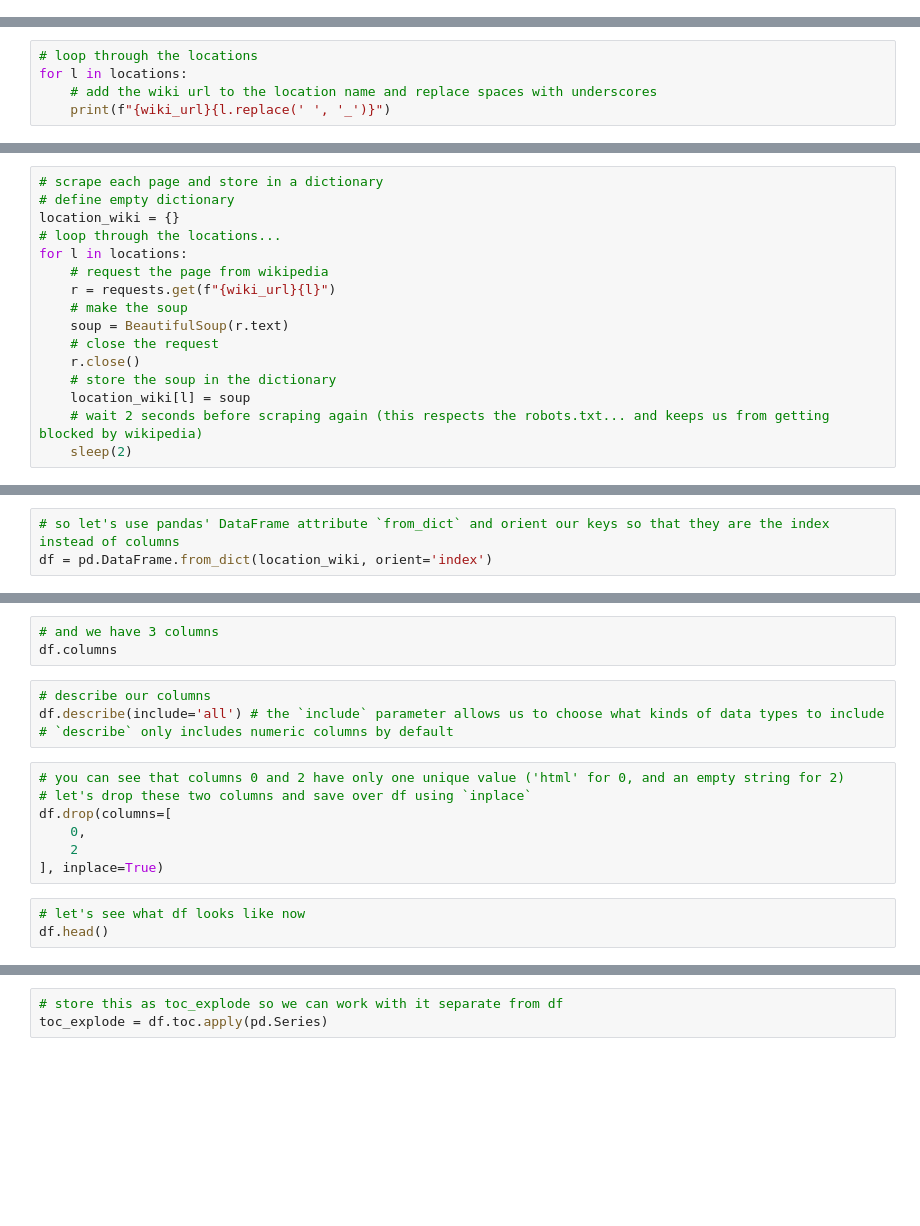
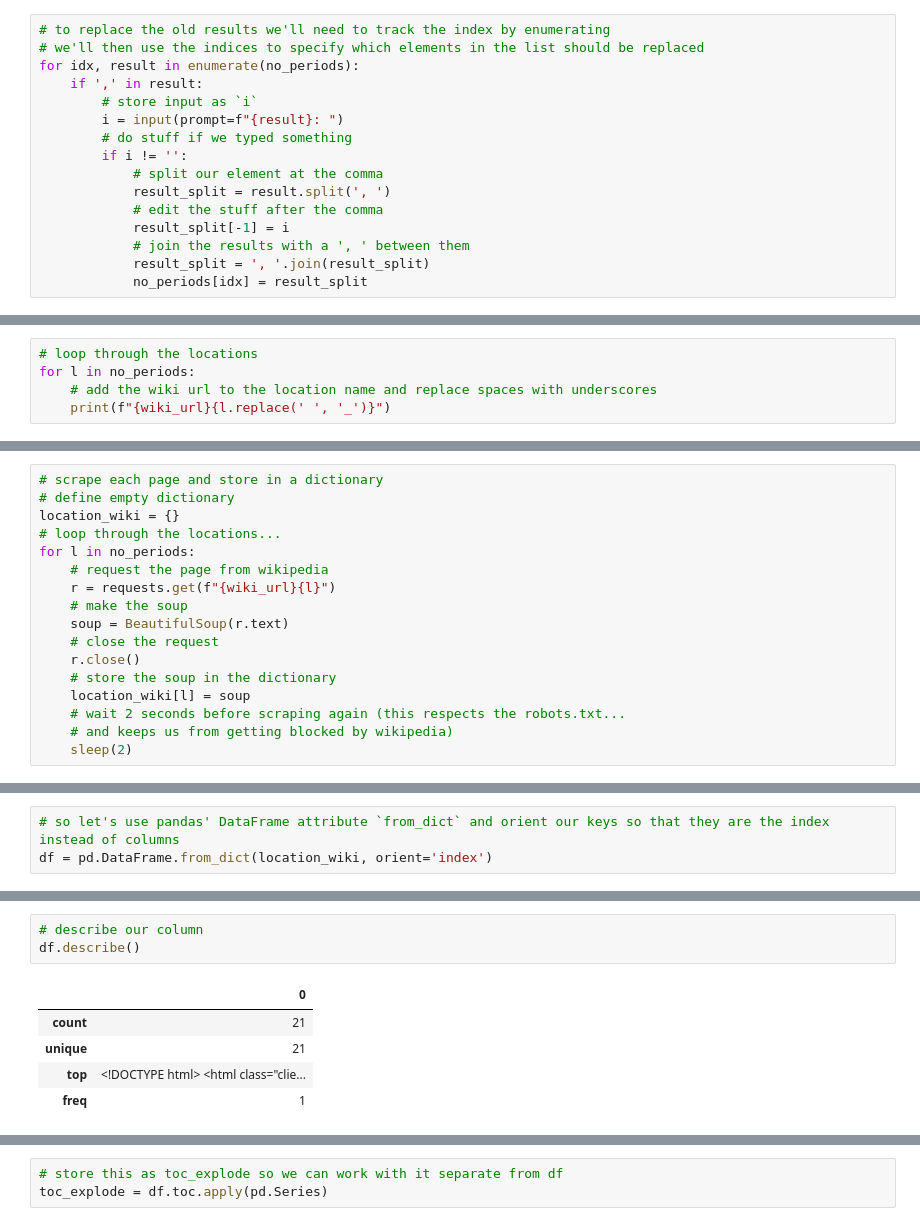
Before and after one commit to it176131/Presentations, a Jupyter notebook: Analytics_Learning_Lab_2019Q1.ipynb, the cells around one changed output, grey strips where cells are left out. Saved outputs shown, nothing was run; the diff lists cells and outputs as text; blank space fills up the shorter version.

Commit message:
made it to the scrape_between

```diff
--- a/Analytics_Learning_Lab_2019Q1.ipynb
+++ b/Analytics_Learning_Lab_2019Q1.ipynb
@@ -206,0 +445,16 @@ As a precautionary side-note, don't use list comprehension if you don't understa
+# %%
+# to replace the old results we'll need to track the index by enumerating
+# we'll then use the indices to specify which elements in the list should be replaced
+for idx, result in enumerate(no_periods):
+    if ',' in result:
+        # store input as `i`
+        i = input(prompt=f"{result}: ")
+        # do stuff if we typed something
+        if i != '':
+            # split our element at the comma
+            result_split = result.split(', ')
+            # edit the stuff after the comma
+            result_split[-1] = i
+            # join the results with a ', ' between them
+            result_split = ', '.join(result_split)
+            no_periods[idx] = result_split
@@ -213,6 +500,6 @@ As a precautionary side-note, don't use list comprehension if you don't understa
 wiki_url = "https://en.wikipedia.org/wiki/"
 # %%
 # loop through the locations
-for l in locations:
+for l in no_periods:
     # add the wiki url to the location name and replace spaces with underscores
     print(f"{wiki_url}{l.replace(' ', '_')}")
@@ -223,7 +528,7 @@ from time import sleep
 # define empty dictionary
 location_wiki = {}
 # loop through the locations...
-for l in locations:
+for l in no_periods:
     # request the page from wikipedia
     r = requests.get(f"{wiki_url}{l}")
     # make the soup
@@ -232,7 +537,8 @@ for l in locations:
     r.close()
     # store the soup in the dictionary
     location_wiki[l] = soup
-    # wait 2 seconds before scraping again (this respects the robots.txt... and keeps us from getting blocked by wikipedia)
+    # wait 2 seconds before scraping again (this respects the robots.txt...
+    # and keeps us from getting blocked by wikipedia)
     sleep(2)
 # %% [markdown]
 # Data Frames
@@ -254,18 +578,10 @@ df.index
-# %%
-# and we have 3 columns
-df.columns
-# %%
-# describe our columns
-df.describe(include='all') # the `include` parameter allows us to choose what kinds of data types to include
-# `describe` only includes numeric columns by default
-# %%
-# you can see that columns 0 and 2 have only one unique value ('html' for 0, and an empty string for 2)
-# let's drop these two columns and save over df using `inplace`
-df.drop(columns=[
-    0,
-    2
-], inplace=True)
-# %%
-# let's see what df looks like now
-df.head()
+# %%
+# describe our column
+df.describe()
+# %% [output]
+|  | 0 |
+| count | 21 |
+| unique | 21 |
+| top | <!DOCTYPE html> <html class="clie... |
+| freq | 1 |
 # %%
```
Also changed, not shown: parts of 135 cells of this notebook.
